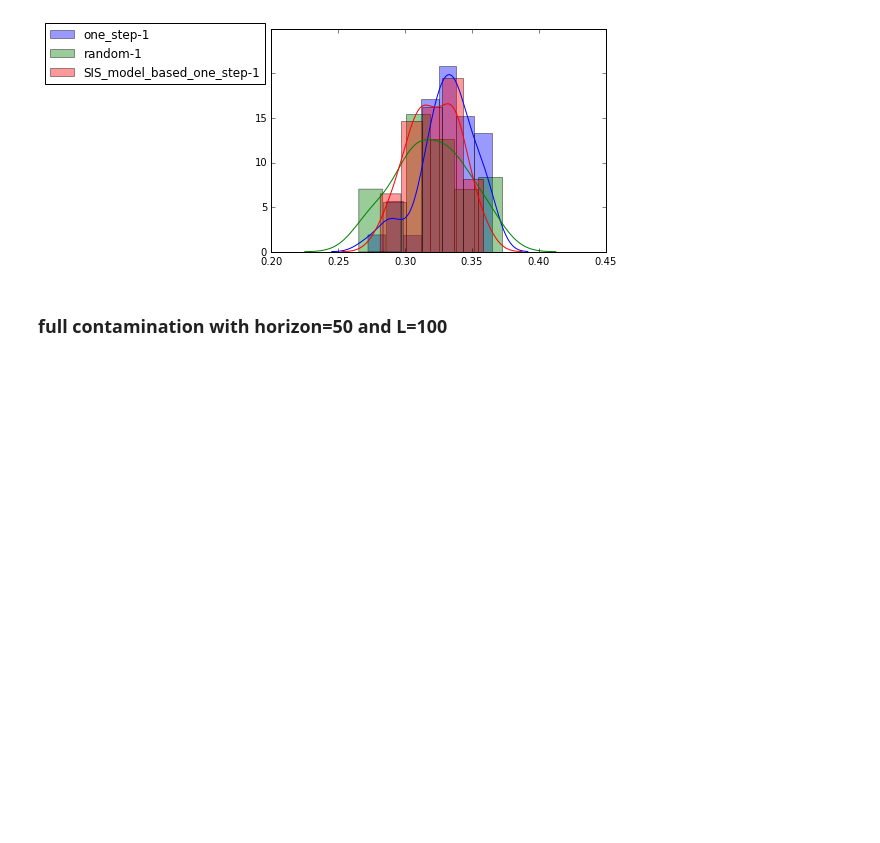
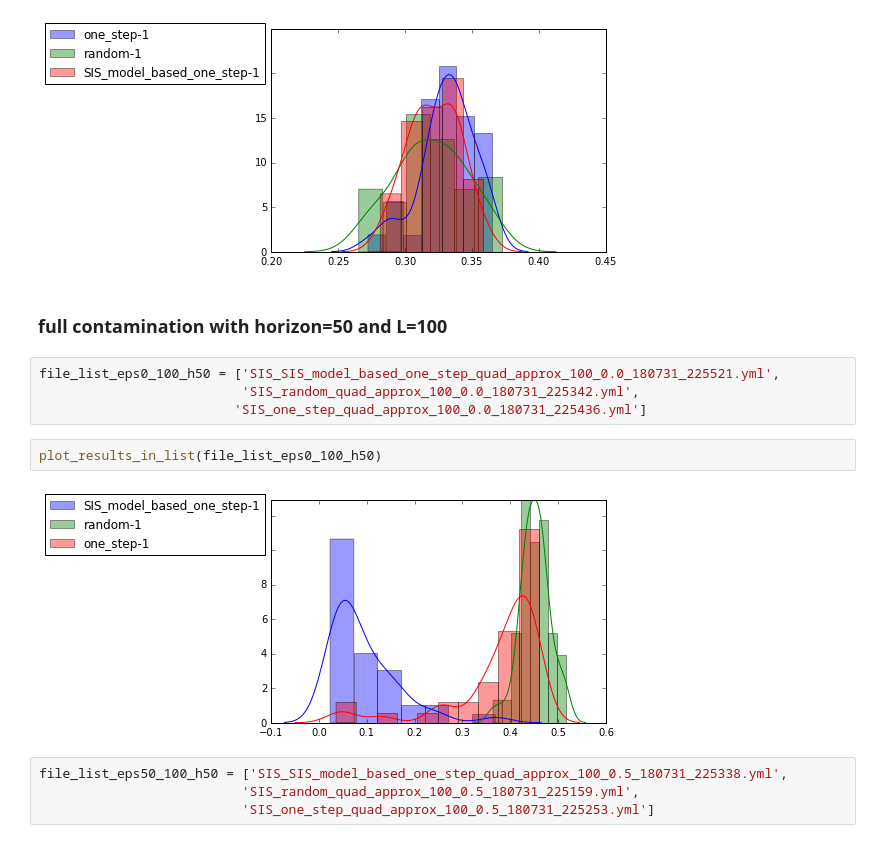
Before and after one commit to jclifton333/spatial-RL, a Jupyter notebook: analysis/results/compare-result-distributions.ipynb, the cells around one changed output. Saved outputs shown, nothing was run; the diff lists cells and outputs as text; blank space fills up the shorter version.

```diff
--- a/analysis/results/compare-result-distributions.ipynb
+++ b/analysis/results/compare-result-distributions.ipynb
@@ -74,3 +74,15 @@ plot_results_in_list(file_list_eps1_50)
 [figure]
 # %% [markdown]
 ### full contamination with horizon=50 and L=100
+# %%
+file_list_eps0_100_h50 = ['SIS_SIS_model_based_one_step_quad_approx_100_0.0_180731_225521.yml',
+                          'SIS_random_quad_approx_100_0.0_180731_225342.yml',
+                         'SIS_one_step_quad_approx_100_0.0_180731_225436.yml']
+# %%
+plot_results_in_list(file_list_eps0_100_h50)
+# %% [output]
+[figure, added]
+# %%
+file_list_eps50_100_h50 = ['SIS_SIS_model_based_one_step_quad_approx_100_0.5_180731_225338.yml',
+                          'SIS_random_quad_approx_100_0.5_180731_225159.yml',
+                          'SIS_one_step_quad_approx_100_0.5_180731_225253.yml']
```
Also changed, not shown: parts of 3 cells of this notebook, 11 other files.
